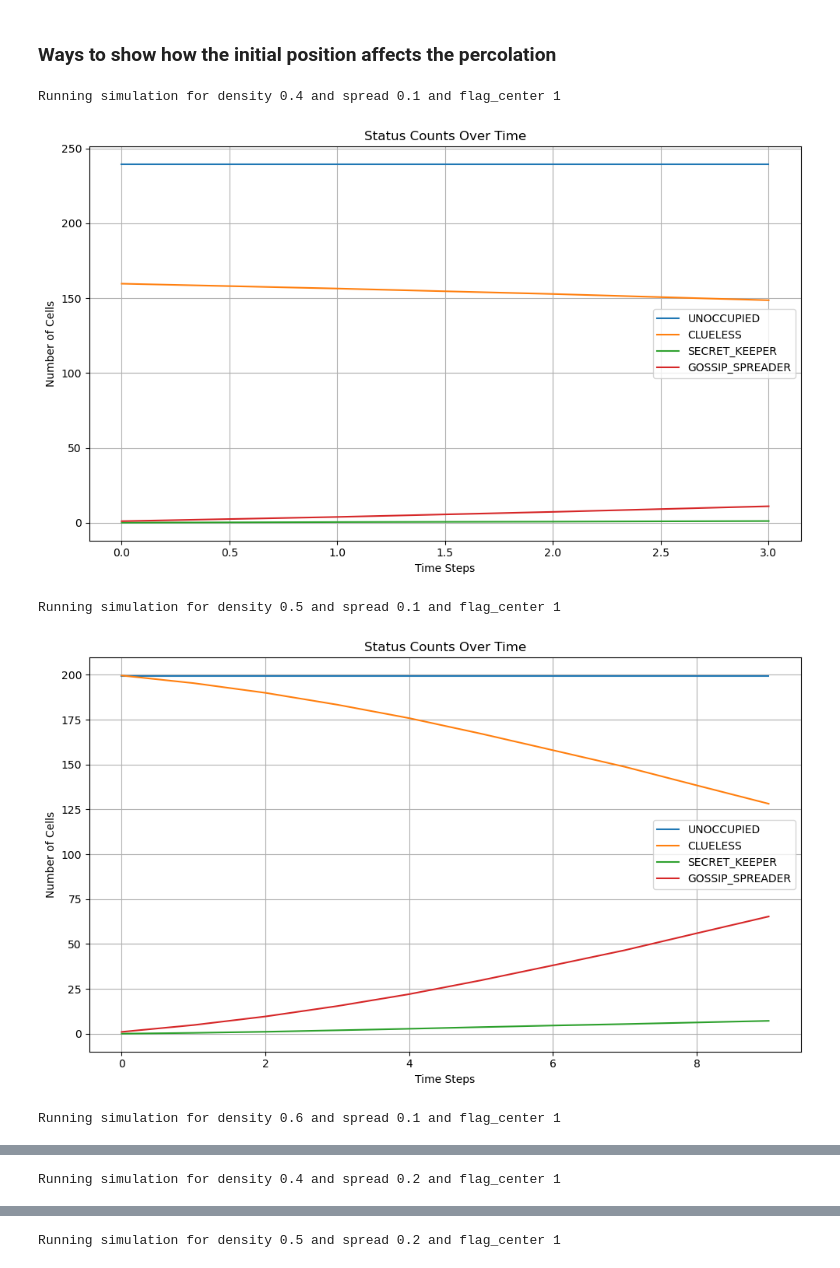
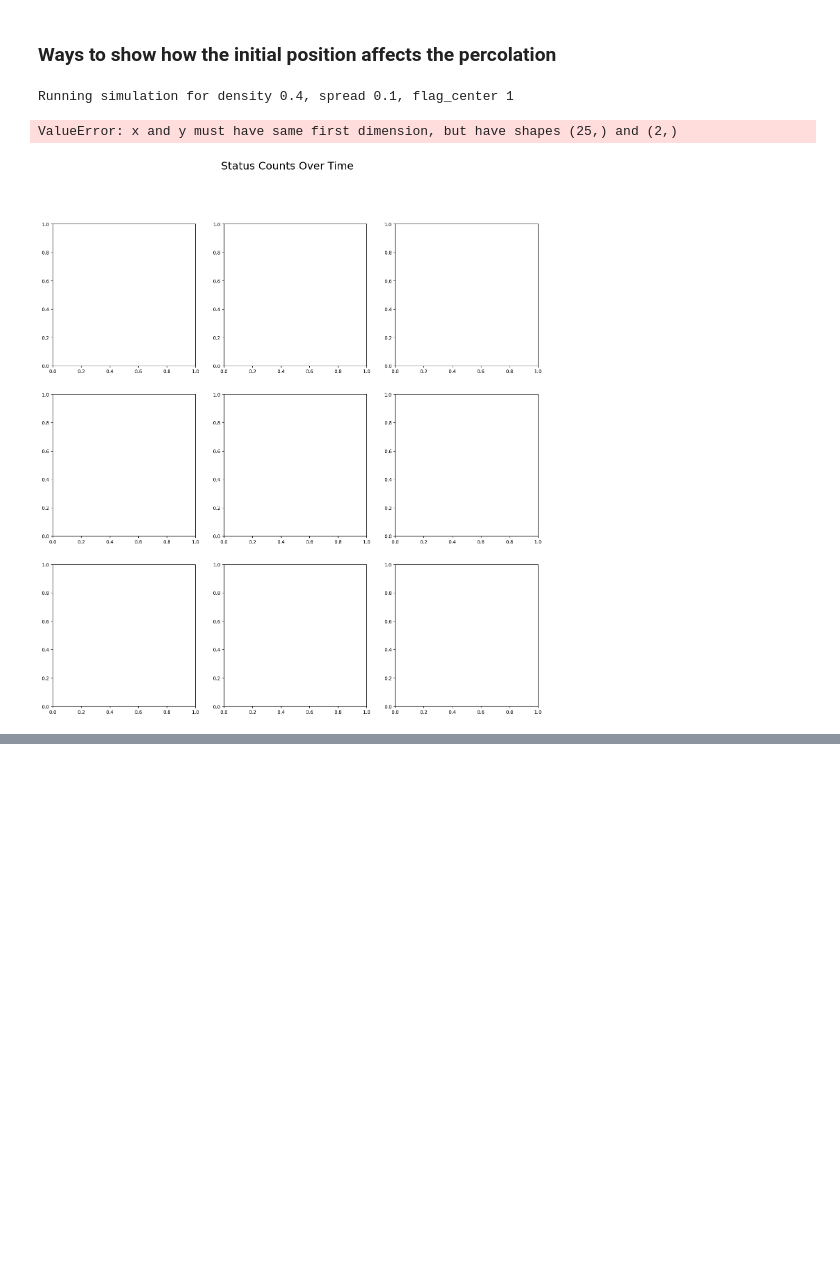
Before and after one commit to elenaliar/CSS_Rumours, a Jupyter notebook: code/check_initial_position.ipynb, the cells around one changed output, grey strips where cells are left out. Drawn from its saved outputs; the diff is of its cells as text; code cells hidden in the pictures; blank space fills up the shorter version.

Commit message:
changed the time plot status in 3 files: simulation.py visualisation.py and check_initial_position.ipynb

```diff
--- a/code/check_initial_position.ipynb
+++ b/code/check_initial_position.ipynb
@@ -10,8 +10,8 @@ from matplotlib import pyplot as plt
 size = 20
 spread_threshold = [0.1, 0.2, 0.3]
 densities = [0.4, 0.5, 0.6]
-num_simulations = 100
-steps = 100
+num_simulations = 20
+steps = 25
 
 #put initial spreader in center
 """flag_center = 1
@@ -19,43 +19,68 @@ for spread in spread_threshold:
     for density in densities:
         print(f"Running simulation for density {density} and spread {spread} and flag_center {flag_center}")
         g = Grid(size, density, spread)
         g.initialize_board(flag_center)
         grids = run_simulation(g, steps)
         show_lecture_hall_over_time(grids)
         if g.check_percolation():
             print("Percolation occured")
         plt.show()
 
 #put initial spreader outside of the center
 flag_center = 0
 for spread in spread_threshold:
     for density in densities:
         print(f"Running simulation for density {density} and spread {spread} and flag_center {flag_center}")
         g = Grid(size, density, spread)
         g.initialize_board(flag_center)
         grids = run_simulation(g, steps)
         show_lecture_hall_over_time(grids)
         if g.check_percolation():
             print("Percolation occured")
         plt.show()
 
 """
+# #center initial
+# flag_center = 1
+# for spread in spread_threshold:
+#     for density in densities:
+#         print(f"Running simulation for density {density} and spread {spread} and flag_center {flag_center}")
+#         plot_time_status(size, density, spread, steps, num_simulations, flag_center)
+
+# #outside initial
+# flag_center = 0
+# for spread in spread_threshold:
+#     for density in densities:
+#         print(f"Running simulation for density {density} and spread {spread} and flag_center {flag_center}")
+#         plot_time_status(size, density, spread, steps, num_simulations, flag_center)
+
+x_limits = (0, steps)
+y_limits = (0, 250)
+
 #center initial
+fig, axs = plt.subplots(3, 3, figsize=(18, 18))
+fig.suptitle("Status Counts Over Time", fontsize=22)
 flag_center = 1
-for spread in spread_threshold:
-    for density in densities:
-        print(f"Running simulation for density {density} and spread {spread} and flag_center {flag_center}")
-        plot_time_status(size, density, spread, steps, num_simulations, flag_center)
+index = 0
+for i, density in enumerate(densities):
+    for j, spread in enumerate(spread_threshold):
+        ax = axs[i, j]
+        print(f"Running simulation for density {density}, spread {spread}, flag_center {flag_center}")
+        plot_time_status(ax, size, density, spread, steps, num_simulations, flag_center, x_limits, y_limits)
+        index += 1
 
 #outside initial
+fig, axs = plt.subplots(3, 3, figsize=(18, 18))
+fig.suptitle("Status Counts Over Time", fontsize=22)
 flag_center = 0
-for spread in spread_threshold:
-    for density in densities:
-        print(f"Running simulation for density {density} and spread {spread} and flag_center {flag_center}")
-        plot_time_status(size, density, spread, steps, num_simulations, flag_center)
+index = 0
+for i, density in enumerate(densities):
+    for j, spread in enumerate(spread_threshold):
+        ax = axs[i, j]
+        print(f"Running simulation for density {density}, spread {spread}, flag_center {flag_center}")
+        plot_time_status(ax, size, density, spread, steps, num_simulations, flag_center, x_limits, y_limits)
+        index += 1
 # %% [output]
-Running simulation for density 0.4 and spread 0.1 and flag_center 1
+Running simulation for density 0.4, spread 0.1, flag_center 1
+ValueError: x and y must have same first dimension, but have shapes (25,) and (2,)
-[figure, old version]
+[figure, new version]
-Running simulation for density 0.5 and spread 0.1 and flag_center 1
-[figure, removed]
-Running simulation for density 0.6 and spread 0.1 and flag_center 1
@@ -63 +86,0 @@ Running simulation for density 0.6 and spread 0.1 and flag_center 1
-Running simulation for density 0.4 and spread 0.2 and flag_center 1
@@ -65 +86,0 @@ Running simulation for density 0.4 and spread 0.2 and flag_center 1
-Running simulation for density 0.5 and spread 0.2 and flag_center 1
```
Also changed, not shown: parts of 1 cell of this notebook, 2 other files.
